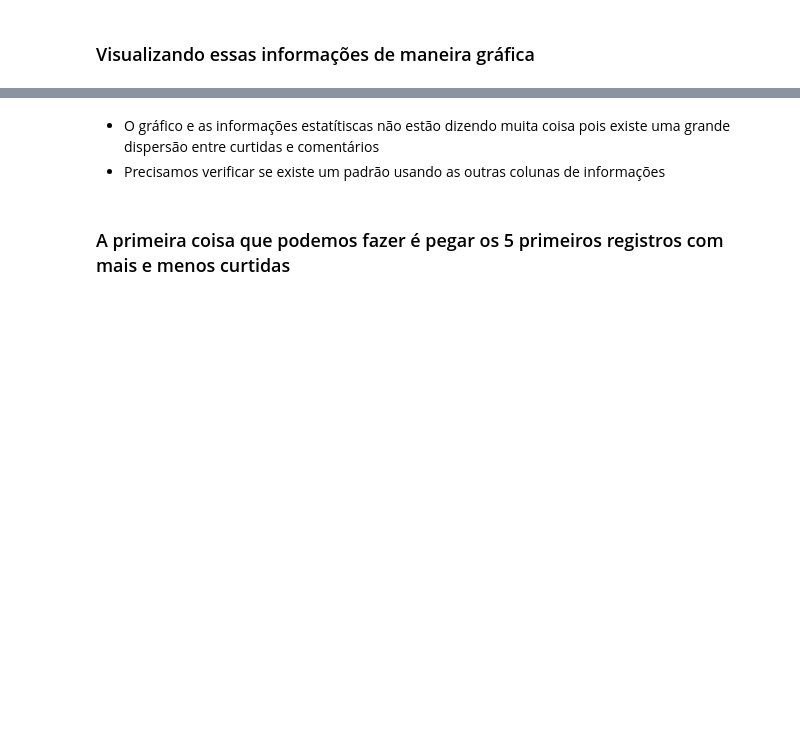
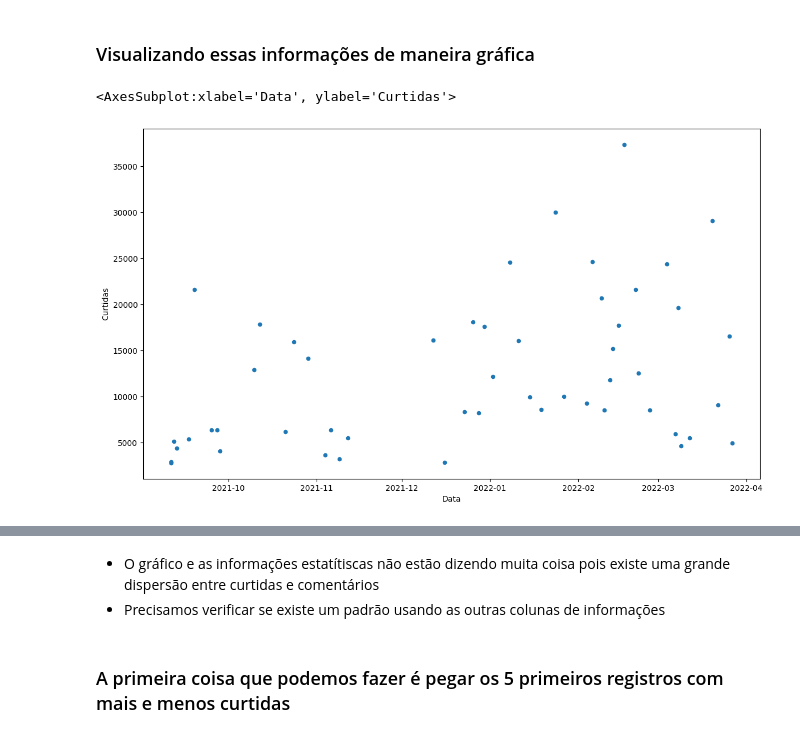
Before and after one commit to Amanda-Cristina/ciencia-de-dados, a Jupyter notebook: engajamento-instagram/Analisando o engajamento do Instagram - Arquivo Inicial.ipynb, the cells around one changed output, grey strips where cells are left out. Drawn from its saved outputs; the diff is of its cells as text; code cells hidden in the pictures; blank space fills up the shorter version.

```diff
--- a/engajamento-instagram/Analisando o engajamento do Instagram - Arquivo Inicial.ipynb
+++ b/engajamento-instagram/Analisando o engajamento do Instagram - Arquivo Inicial.ipynb
@@ -23,0 +32,7 @@
+# %%
+# Importar a base em excel disponível no moodle
+# - Base: 08. Analisando o engajamento no Instagram.xlsx
+
+df = pd.read_excel('BD Analisando o engajamento no Instagram.xlsx')
+
+df
@@ -28,4 +93,6 @@
 # %%
 # Apagando a coluna "Visualizações"
+
+df.drop(columns=['Visualizações'], inplace = True)
 # %%
 # Visualizando novamente as 5 primeiras linhas
@@ -55,2 +247,5 @@
 # %%
 # Agora vamos atribuir o valor N para essa coluna
+# Forma 01
+df[df['Carrossel'].isna()]= 'NA'
+df['Carrossel'].isnull().sum()
@@ -56,0 +254,5 @@
+# %%
+# Agora vamos atribuir o valor N para essa coluna
+# Forma 02
+df['Carrossel'] = df['Carrossel'].fillna('NA')
+df['Carrossel'].isnull().sum()
@@ -66,6 +287,9 @@
 ### Visualizando essas informações de maneira gráfica
 # %%
 # Um gráfico de dispersão ajudaria a entender melhor curtidas e comentários
-base.plot(kind="scatter",x="Data",y="Curtidas",figsize=(14,8));
+df.plot(kind="scatter",x="Data",y="Curtidas",figsize=(14,8))
+# %% [output]
+<AxesSubplot:xlabel='Data', ylabel='Curtidas'>
+[figure, added]
 # %%
 # Podemos colocar curtidas e comentários no mesmo gráfico
```
Also changed, not shown: parts of 25 cells of this notebook.
